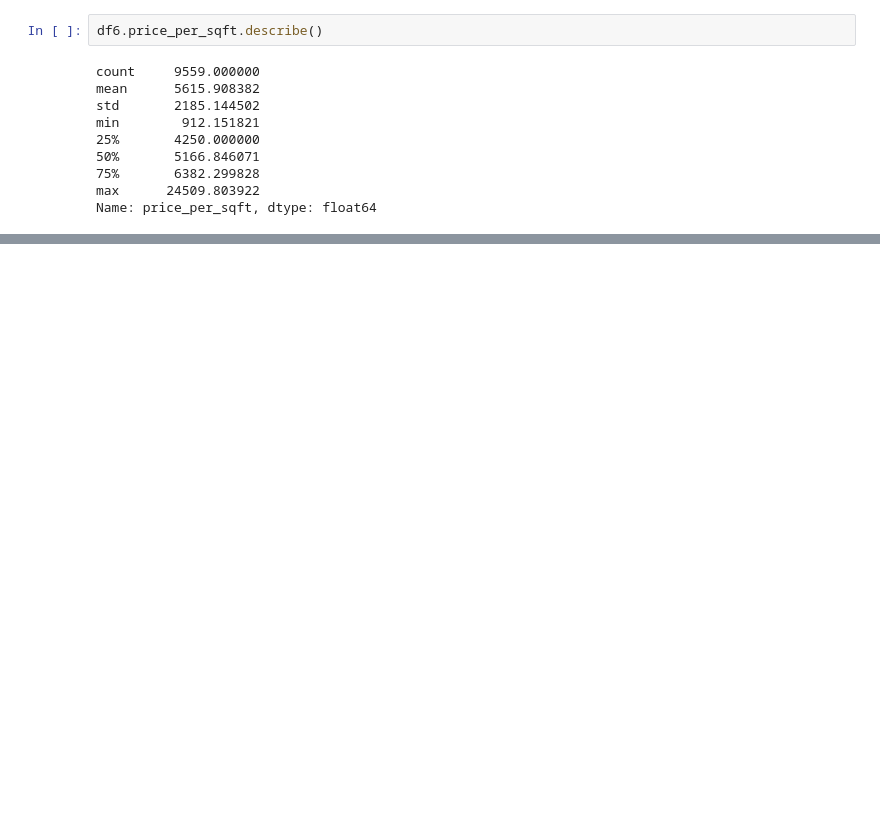
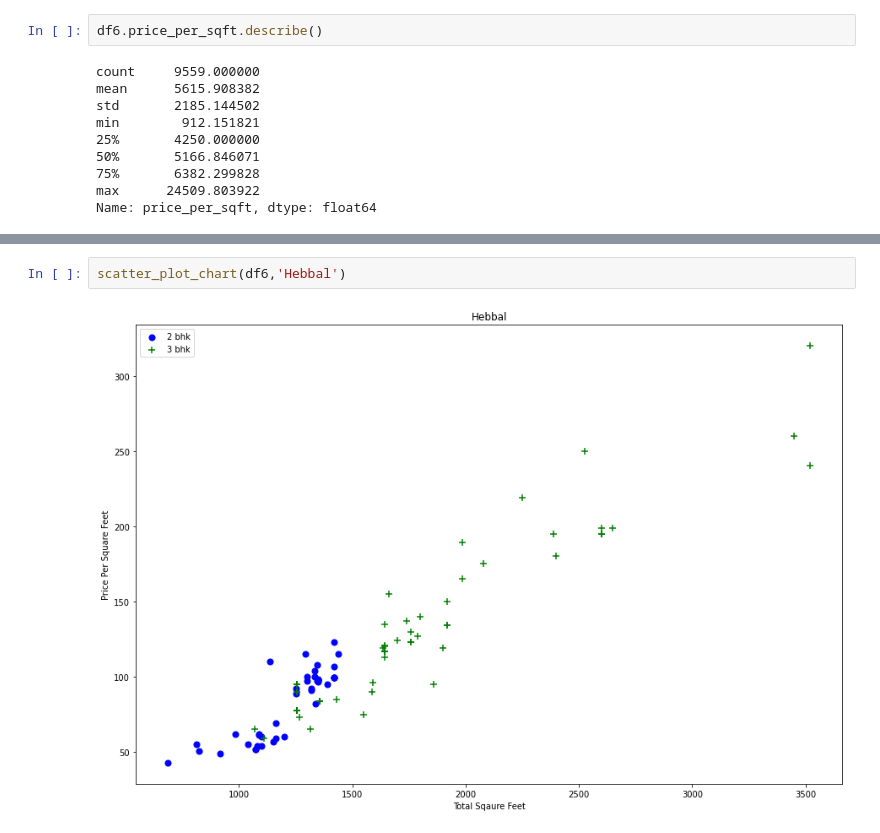
Before and after one commit to Pritush09/Real-Estate-Price-Prediction-Project, a Jupyter notebook: House Prediction Model.ipynb, the cells around one changed output, grey strips where cells are left out. Cells and saved outputs as stored; diff of their text form; blank space fills up the shorter version.

```diff
--- a/House Prediction Model.ipynb
+++ b/House Prediction Model.ipynb
@@ -519,0 +525,4 @@ sns.boxplot(df6.price_per_sqft)
+# %%
+scatter_plot_chart(df6,'Hebbal')
+# %% [output]
+[figure, added]
```
Also changed, not shown: parts of 15 cells of this notebook.
